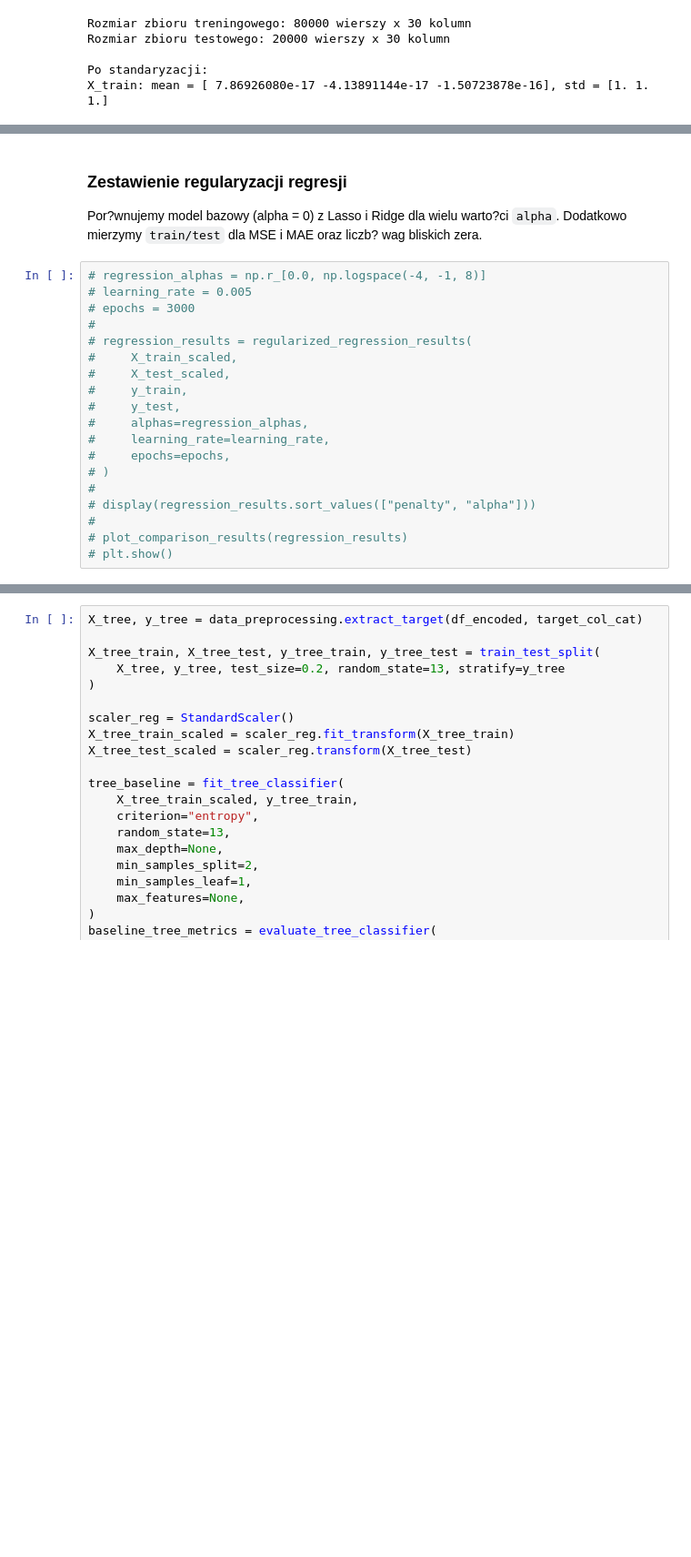
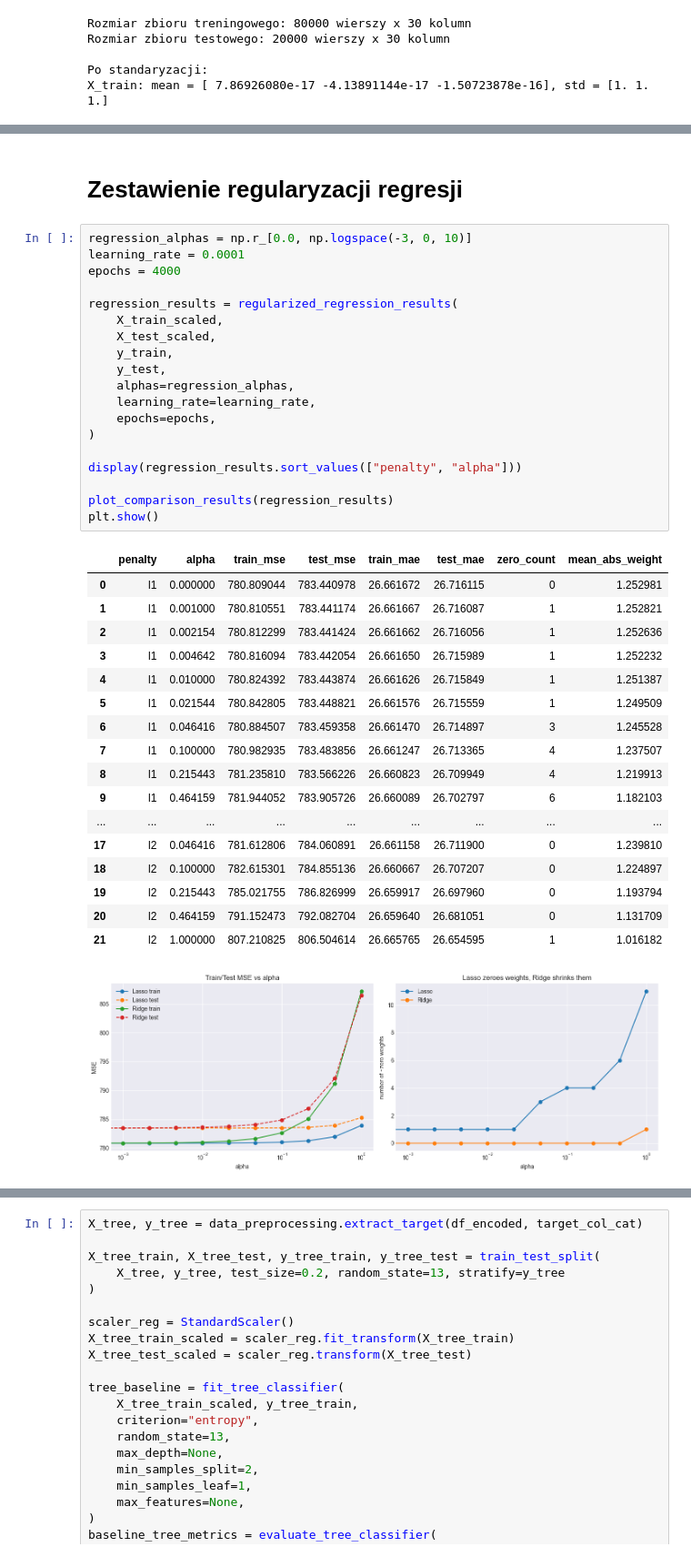
Before and after one commit to PPiotr491/MSiD, a Jupyter notebook: Lista3/sleep_healt_advanced_models.ipynb, the cells around one changed output, grey strips where cells are left out. Shown at 91% size. Cells and saved outputs as stored; diff of their text form; blank space fills up the shorter version.

```diff
--- a/Lista3/sleep_healt_advanced_models.ipynb
+++ b/Lista3/sleep_healt_advanced_models.ipynb
@@ -108,24 +129,40 @@ wagi bez „wyzerowania”.
 # %% [markdown]
-### Zestawienie regularyzacji regresji
-
-Por?wnujemy model bazowy (alpha = 0) z Lasso i Ridge dla wielu warto?ci `alpha`.
-Dodatkowo mierzymy `train/test` dla MSE i MAE oraz liczb? wag bliskich zera.
+# Zestawienie regularyzacji regresji
 # %%
-# regression_alphas = np.r_[0.0, np.logspace(-4, -1, 8)]
-# learning_rate = 0.005
-# epochs = 3000
-#
-# regression_results = regularized_regression_results(
-#     X_train_scaled,
-#     X_test_scaled,
-#     y_train,
-#     y_test,
-#     alphas=regression_alphas,
-#     learning_rate=learning_rate,
-#     epochs=epochs,
-# )
-#
-# display(regression_results.sort_values(["penalty", "alpha"]))
-#
-# plot_comparison_results(regression_results)
-# plt.show()
+regression_alphas = np.r_[0.0, np.logspace(-3, 0, 10)]
+learning_rate = 0.0001
+epochs = 4000
+
+regression_results = regularized_regression_results(
+    X_train_scaled,
+    X_test_scaled,
+    y_train,
+    y_test,
+    alphas=regression_alphas,
+    learning_rate=learning_rate,
+    epochs=epochs,
+)
+
+display(regression_results.sort_values(["penalty", "alpha"]))
+
+plot_comparison_results(regression_results)
+plt.show()
+# %% [output]
+|  | penalty | alpha | train_mse | test_mse | train_mae | test_mae | zero_count | mean_abs_weight |
+| 0 | l1 | 0.000000 | 780.809044 | 783.440978 | 26.661672 | 26.716115 | 0 | 1.252981 |
+| 1 | l1 | 0.001000 | 780.810551 | 783.441174 | 26.661667 | 26.716087 | 1 | 1.252821 |
+| 2 | l1 | 0.002154 | 780.812299 | 783.441424 | 26.661662 | 26.716056 | 1 | 1.252636 |
+| 3 | l1 | 0.004642 | 780.816094 | 783.442054 | 26.661650 | 26.715989 | 1 | 1.252232 |
+| 4 | l1 | 0.010000 | 780.824392 | 783.443874 | 26.661626 | 26.715849 | 1 | 1.251387 |
+| 5 | l1 | 0.021544 | 780.842805 | 783.448821 | 26.661576 | 26.715559 | 1 | 1.249509 |
+| 6 | l1 | 0.046416 | 780.884507 | 783.459358 | 26.661470 | 26.714897 | 3 | 1.245528 |
+| 7 | l1 | 0.100000 | 780.982935 | 783.483856 | 26.661247 | 26.713365 | 4 | 1.237507 |
+| 8 | l1 | 0.215443 | 781.235810 | 783.566226 | 26.660823 | 26.709949 | 4 | 1.219913 |
+| 9 | l1 | 0.464159 | 781.944052 | 783.905726 | 26.660089 | 26.702797 | 6 | 1.182103 |
+| ... | ... | ... | ... | ... | ... | ... | ... | ... |
+| 17 | l2 | 0.046416 | 781.612806 | 784.060891 | 26.661158 | 26.711900 | 0 | 1.239810 |
+| 18 | l2 | 0.100000 | 782.615301 | 784.855136 | 26.660667 | 26.707207 | 0 | 1.224897 |
+| 19 | l2 | 0.215443 | 785.021755 | 786.826999 | 26.659917 | 26.697960 | 0 | 1.193794 |
+| 20 | l2 | 0.464159 | 791.152473 | 792.082704 | 26.659640 | 26.681051 | 0 | 1.131709 |
+| 21 | l2 | 1.000000 | 807.210825 | 806.504614 | 26.665765 | 26.654595 | 1 | 1.016182 |
+[figure, added]
```
Also changed, not shown: parts of 27 cells of this notebook, 11 other files.
